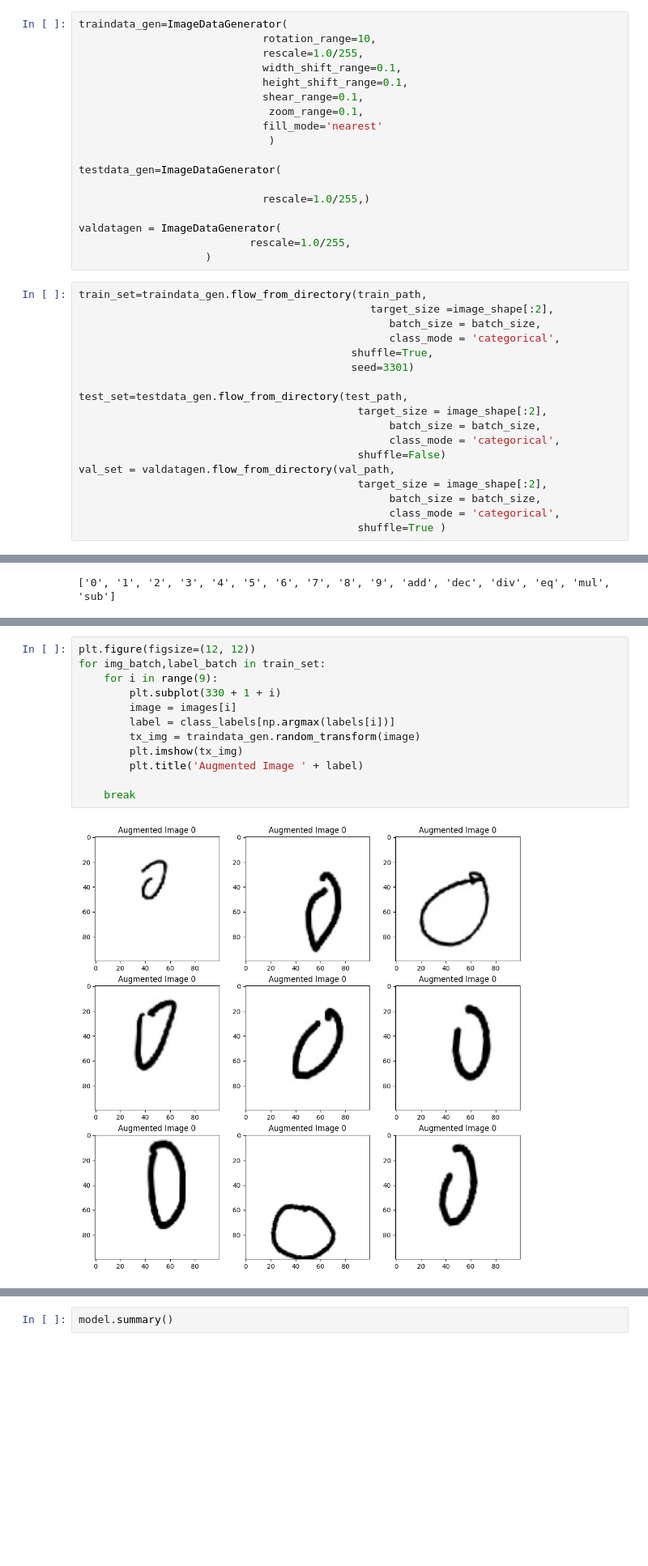
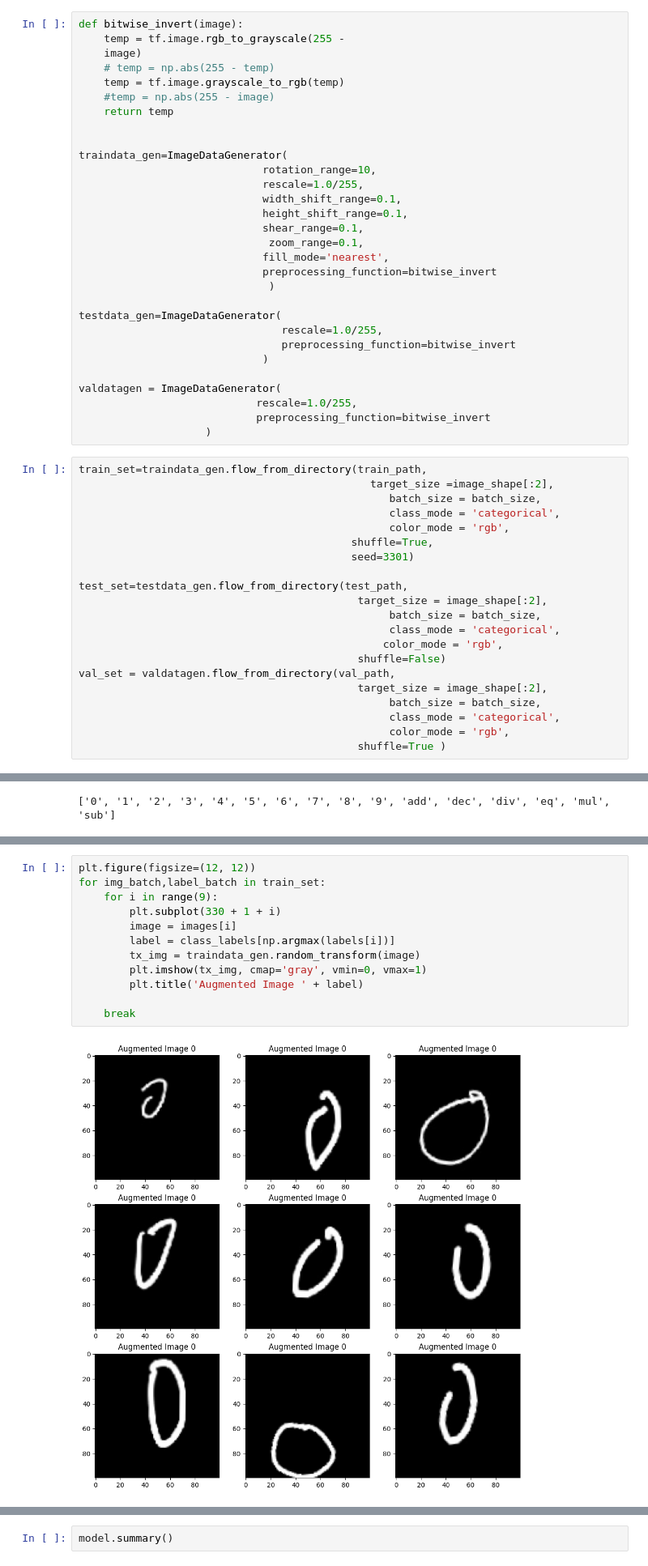
Before and after one commit to bob9952/RI_Project, a Jupyter notebook: transfer_example.ipynb, the cells around one changed output, grey strips where cells are left out. Shown at 81% size. Drawn from its saved outputs; the diff is of its cells as text; blank space fills up the shorter version.

Commit message:
TL with grayscale

```diff
--- a/transfer_example.ipynb
+++ b/transfer_example.ipynb
@@ -39,6 +53,15 @@ image_shape = (100,100,3)
 epochs = 8
 batch_size = 32
 # %%
+def bitwise_invert(image):
+    temp = tf.image.rgb_to_grayscale(255 -
+    image)
+    # temp = np.abs(255 - temp)
+    temp = tf.image.grayscale_to_rgb(temp)
+    #temp = np.abs(255 - image)
+    return temp
+
+
 traindata_gen=ImageDataGenerator(
                              rotation_range=10,
                              rescale=1.0/255,
@@ -46,21 +69,25 @@ traindata_gen=ImageDataGenerator(
                              height_shift_range=0.1,
                              shear_range=0.1,
                               zoom_range=0.1,
-                             fill_mode='nearest'
+                             fill_mode='nearest',
+                             preprocessing_function=bitwise_invert
                               )
 
 testdata_gen=ImageDataGenerator(
-
-                             rescale=1.0/255,)
+                                rescale=1.0/255,
+                                preprocessing_function=bitwise_invert
+                             )
 
 valdatagen = ImageDataGenerator(
-                           rescale=1.0/255,
+                            rescale=1.0/255,
+                            preprocessing_function=bitwise_invert
                     )
 # %%
 train_set=traindata_gen.flow_from_directory(train_path,
                                               target_size =image_shape[:2],
                                                  batch_size = batch_size,
                                                  class_mode = 'categorical',
+                                                 color_mode = 'rgb',
                                            shuffle=True,
                                            seed=3301)
 
@@ -68,11 +95,13 @@ test_set=testdata_gen.flow_from_directory(test_path,
                                             target_size = image_shape[:2],
                                                  batch_size = batch_size,
                                                  class_mode = 'categorical',
+                                                color_mode = 'rgb',
                                             shuffle=False)
 val_set = valdatagen.flow_from_directory(val_path,
                                             target_size = image_shape[:2],
                                                  batch_size = batch_size,
                                                  class_mode = 'categorical',
+                                                 color_mode = 'rgb',
                                             shuffle=True )
 # %% [output]
 Found 7199 images belonging to 16 classes.
@@ -99,14 +139,14 @@ for images, labels in test_set:
 # %%
 plt.figure(figsize=(12, 12))
 for img_batch,label_batch in train_set:
     for i in range(9):
         plt.subplot(330 + 1 + i)
         image = images[i]
         label = class_labels[np.argmax(labels[i])]
         tx_img = traindata_gen.random_transform(image)
-        plt.imshow(tx_img)
+        plt.imshow(tx_img, cmap='gray', vmin=0, vmax=1)
         plt.title('Augmented Image ' + label)
 
     break
 # %% [output]
-[figure, old version]
+[figure, new version]
```
Also changed, not shown: parts of 10 cells of this notebook.
